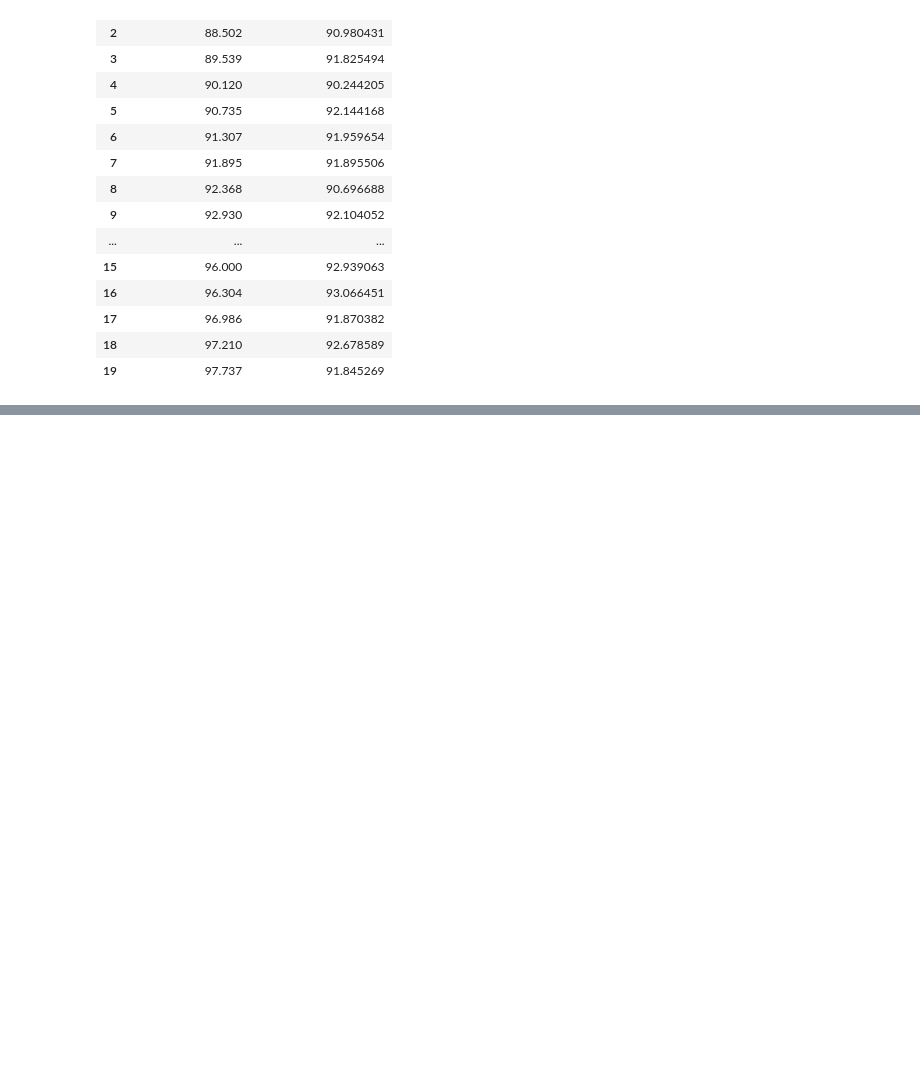
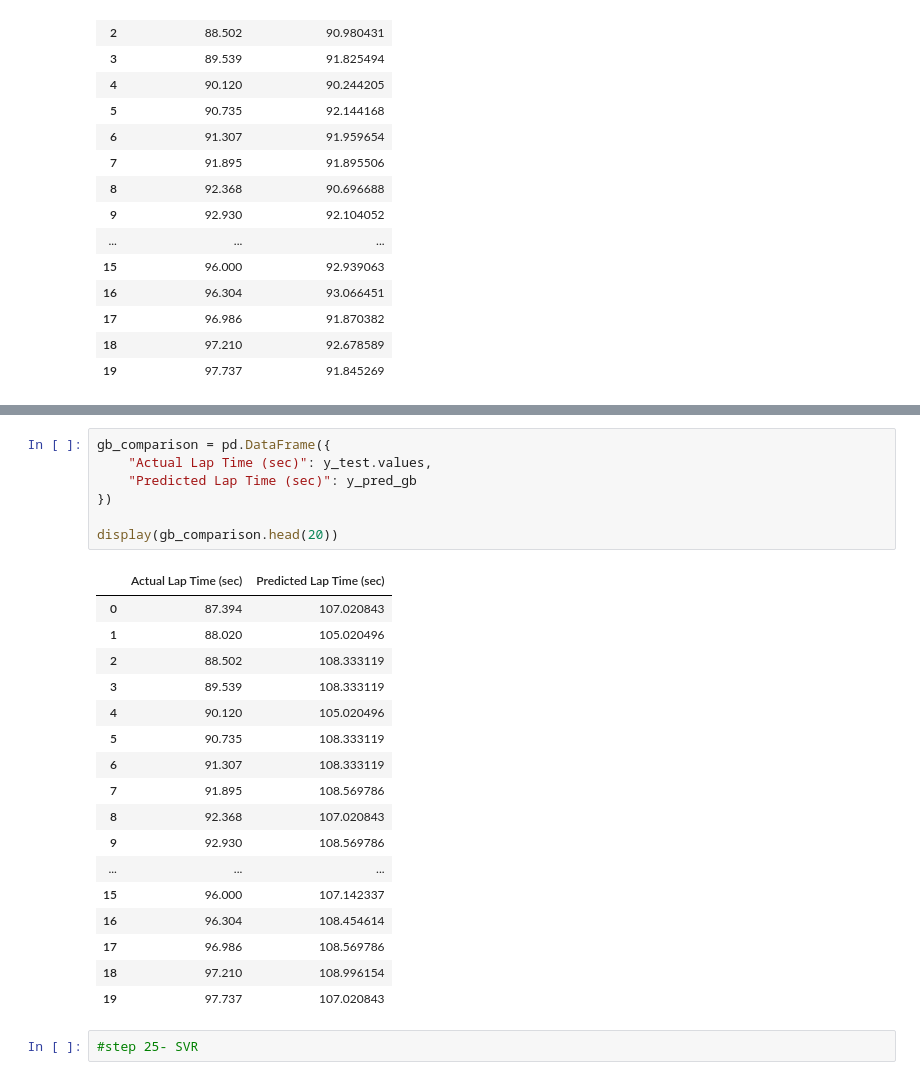
Before and after one commit to TejhashwiniCB/23CSE301-ML-Capstone, a Jupyter notebook: notebooks/regression.ipynb, the cells around one changed output, grey strips where cells are left out. Cells and saved outputs as stored; diff of their text form; blank space fills up the shorter version.

```diff
--- a/notebooks/regression.ipynb
+++ b/notebooks/regression.ipynb
@@ -1027,0 +1214,27 @@ display(elastic_comparison.head(20))
+# %%
+gb_comparison = pd.DataFrame({
+    "Actual Lap Time (sec)": y_test.values,
+    "Predicted Lap Time (sec)": y_pred_gb
+})
+
+display(gb_comparison.head(20))
+# %% [output]
+|  | Actual Lap Time (sec) | Predicted Lap Time (sec) |
+| 0 | 87.394 | 107.020843 |
+| 1 | 88.020 | 105.020496 |
+| 2 | 88.502 | 108.333119 |
+| 3 | 89.539 | 108.333119 |
+| 4 | 90.120 | 105.020496 |
+| 5 | 90.735 | 108.333119 |
+| 6 | 91.307 | 108.333119 |
+| 7 | 91.895 | 108.569786 |
+| 8 | 92.368 | 107.020843 |
+| 9 | 92.930 | 108.569786 |
+| ... | ... | ... |
+| 15 | 96.000 | 107.142337 |
+| 16 | 96.304 | 108.454614 |
+| 17 | 96.986 | 108.569786 |
+| 18 | 97.210 | 108.996154 |
+| 19 | 97.737 | 107.020843 |
+# %%
+#step 25- SVR
```
Also changed, not shown: parts of 32 cells of this notebook.
